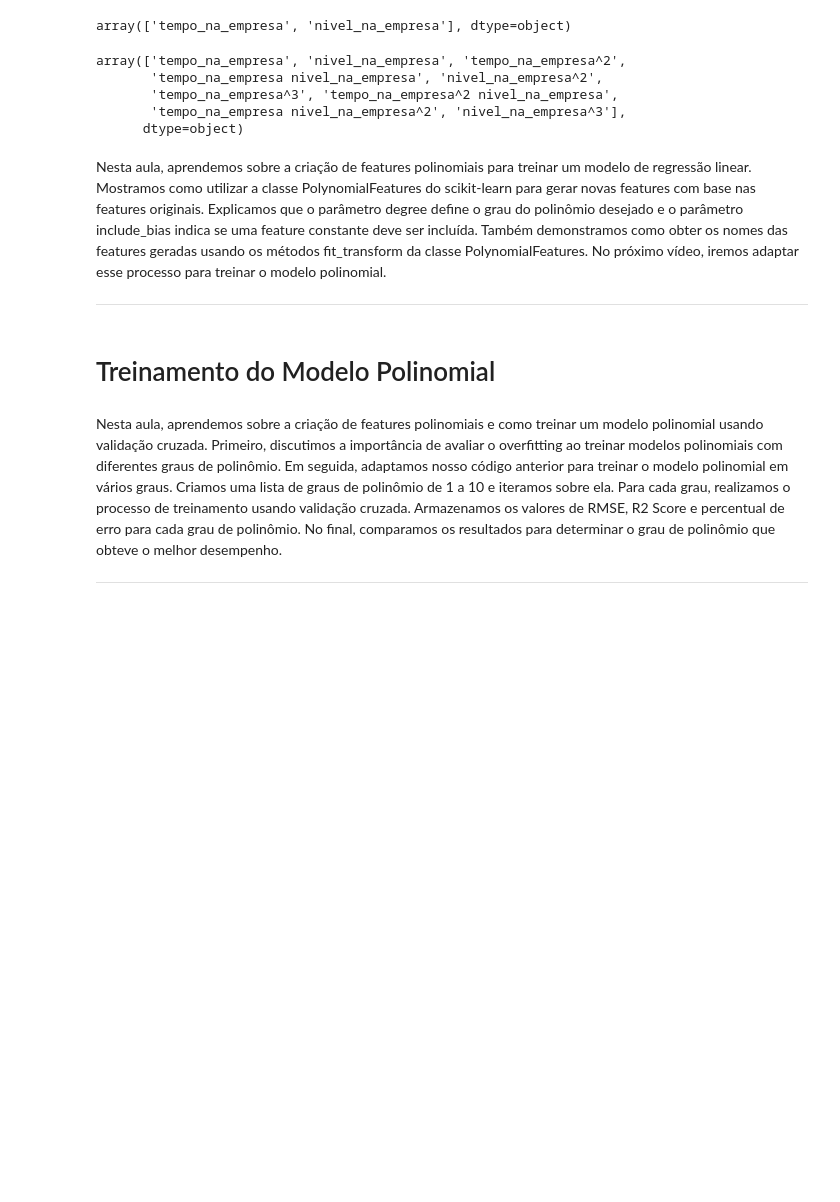
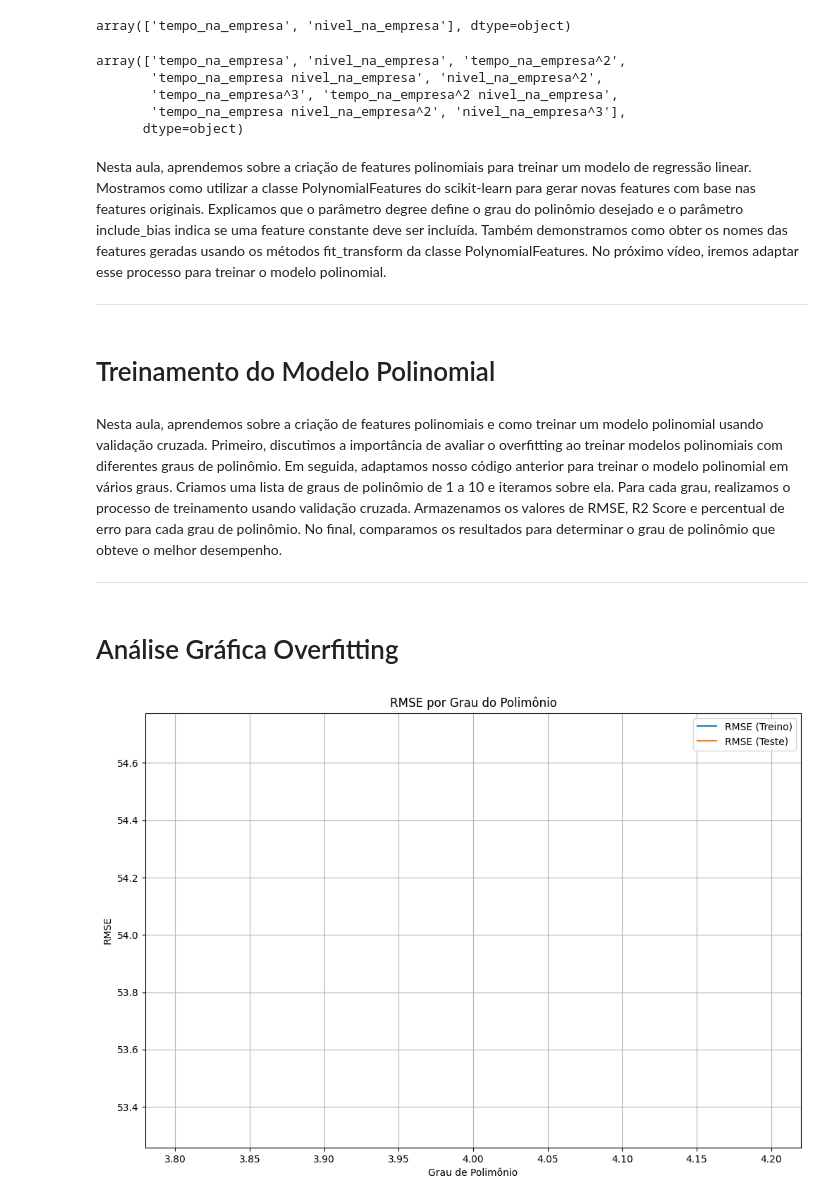
Before and after one commit to VictorGianelli/Desenvolvimento_IA-Algoritmos_Supervisionados-regressao_polinomial, a Jupyter notebook: modelo_salario.ipynb, the cells around one changed output. Drawn from its saved outputs; the diff is of its cells as text; code cells hidden in the pictures; blank space fills up the shorter version.

Commit message:
Análise Gráfica Overfitting

```diff
--- a/modelo_salario.ipynb
+++ b/modelo_salario.ipynb
@@ -536,7 +536,8 @@ _____________
 # %%
 # Bloco pra treinamento do modelo
 
-graus_polymonial = [1, 2, 3, 4, 5, 6, 7, 8, 9, 10]
+# graus_polymonial = [1, 2, 3, 4, 5, 6, 7, 8, 9, 10]
+graus_polymonial = [4]
 
 rmse_train_values = []
 rmse_test_values = []
@@ -625,3 +626,18 @@ for grau in graus_polymonial:
 # %% [markdown]
 Nesta aula, aprendemos sobre a criação de features polinomiais e como treinar um modelo polinomial usando validação cruzada. Primeiro, discutimos a importância de avaliar o overfitting ao treinar modelos polinomiais com diferentes graus de polinômio. Em seguida, adaptamos nosso código anterior para treinar o modelo polinomial em vários graus. Criamos uma lista de graus de polinômio de 1 a 10 e iteramos sobre ela. Para cada grau, realizamos o processo de treinamento usando validação cruzada. Armazenamos os valores de RMSE, R2 Score e percentual de erro para cada grau de polinômio. No final, comparamos os resultados para determinar o grau de polinômio que obteve o melhor desempenho.
 _________________________________
+# %% [markdown]
+# Análise Gráfica Overfitting
+# %%
+# Plotar gráfico para comparar RMSE por Grau de Polimônio
+plt.figure(figsize=(12,8))
+plt.plot(graus_polymonial, rmse_train_values, label='RMSE (Treino)')
+plt.plot(graus_polymonial, rmse_test_values, label='RMSE (Teste)')
+plt.xlabel('Grau de Polimônio')
+plt.ylabel('RMSE')
+plt.title('RMSE por Grau do Polimônio')
+plt.legend()
+plt.grid(True)
+plt.show()
+# %% [output]
+[figure, added]
```
Also changed, not shown: parts of 3 cells of this notebook.
